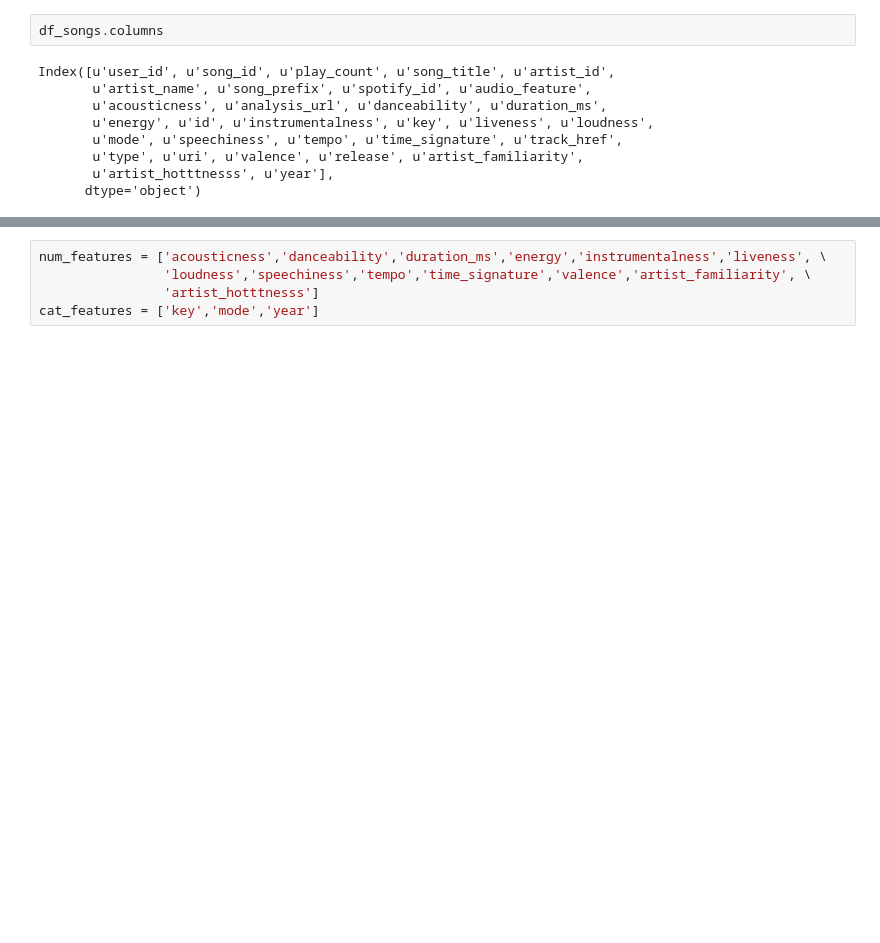
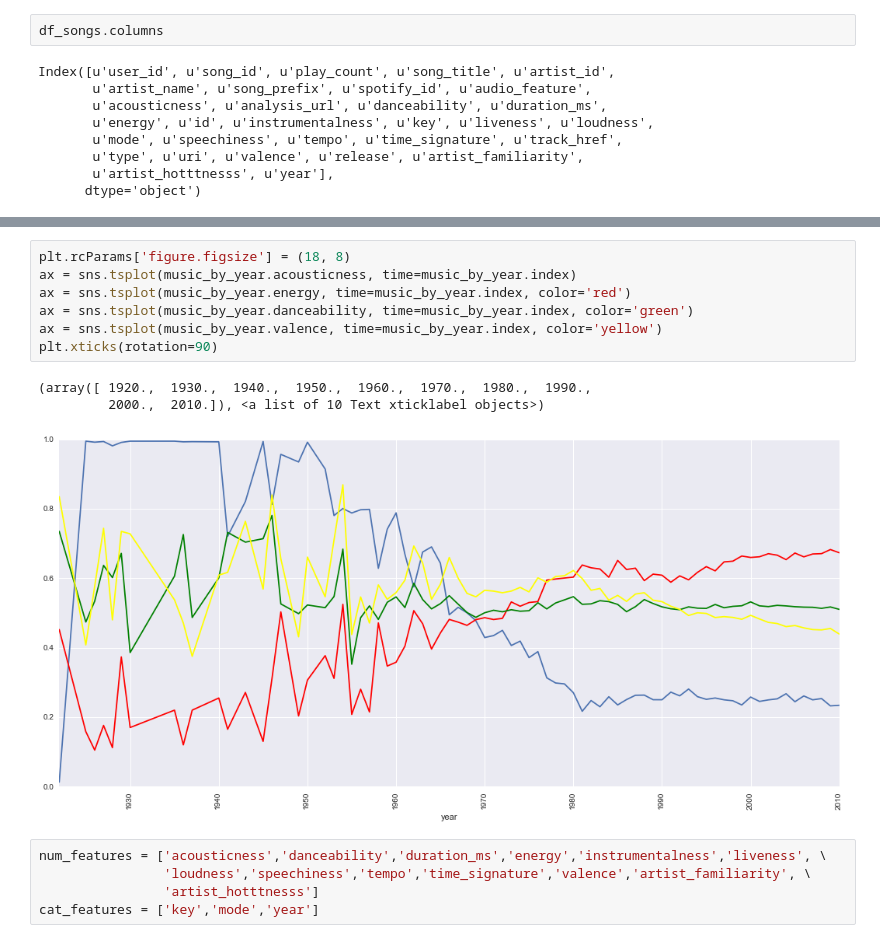
Before and after one commit to Nafisur-jspl/song-recommendation, a Jupyter notebook: Spotify_song_clustering.ipynb, the cells around one changed output, grey strips where cells are left out. Drawn from its saved outputs; the diff is of its cells as text; blank space fills up the shorter version.

```diff
--- a/Spotify_song_clustering.ipynb
+++ b/Spotify_song_clustering.ipynb
@@ -31,3 +78,14 @@ Index([u'user_id', u'song_id', u'play_count', u'song_title', u'artist_id',
+# %%
+plt.rcParams['figure.figsize'] = (18, 8)
+ax = sns.tsplot(music_by_year.acousticness, time=music_by_year.index)
+ax = sns.tsplot(music_by_year.energy, time=music_by_year.index, color='red')
+ax = sns.tsplot(music_by_year.danceability, time=music_by_year.index, color='green')
+ax = sns.tsplot(music_by_year.valence, time=music_by_year.index, color='yellow')
+plt.xticks(rotation=90)
+# %% [output]
+(array([ 1920.,  1930.,  1940.,  1950.,  1960.,  1970.,  1980.,  1990.,
+         2000.,  2010.]), <a list of 10 Text xticklabel objects>)
+[figure, added]
 # %%
 num_features = ['acousticness','danceability','duration_ms','energy','instrumentalness','liveness', \
                 'loudness','speechiness','tempo','time_signature','valence','artist_familiarity', \
```
Also changed, not shown: parts of 55 cells of this notebook, 1 other file.
